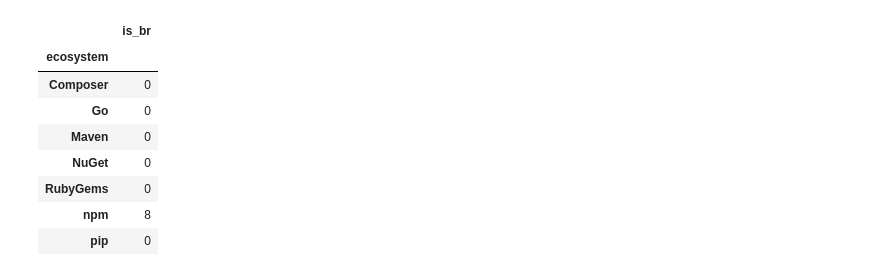
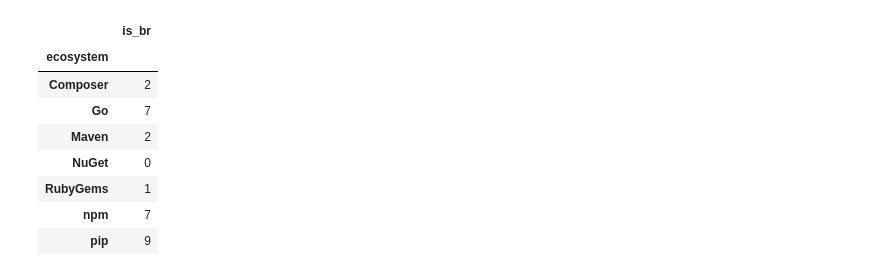
Before and after one commit to nasifimtiazohi/advisory-lifecycle, a Jupyter notebook: data_explore/rq3.ipynb, the cells around one changed output. Drawn from its saved outputs; the diff is of its cells as text; code cells hidden in the pictures.

```diff
--- a/data_explore/rq3.ipynb
+++ b/data_explore/rq3.ipynb
@@ -234,7 +135,8 @@ print(tabulate(df, tablefmt='latex', headers='keys',showindex=False))
 \hline
 \end{tabular}
 # %%
-csv = pd.read_csv('qual.csv')
-csv = csv.rename(columns = {'Is there a documentation source?': 'is_doc','is the fix mentioned?':'is_fix', 'is there unrelated change mentioned?': 'is_uc', 'is breaking change mentioned?':'is_br' , 'main source' :'doc_source', 'How is the fix mentioned? (final codes); separated by semicolon':'fix_pattern'})
-csv
+csv = pd.read_csv('process-frozen-aniqa.csv')
+csv = csv.rename(columns = {'Is there a documentation source?': 'is_doc','is the fix mentioned?':'is_fix', 'is there unrelated change mentioned?': 'is_uc', 'is breaking change mentioned?':'is_br' , 'main source' :'doc_source', 'How is the fix mentioned? (final codes); separated by semicolon':'fix_pattern',
+'how the breaking change is mentioned? (final codes); separated by semicolon':'breaking_pattern'})
+len(csv)
 # %% [output]
@@ -254,6 +146,10 @@ csv
 # %%
 doc = csv
 doc['is_doc'] = doc['is_doc'].mask(doc['is_doc'].ne('Y'))
+temp_count = doc['is_doc'].count()
+temp_rate = round(temp_count/total[4]*100,1)
+temp = str(temp_count) + ' (' + str(temp_rate) + '%)'
+total.append(temp)
 doc = doc.groupby('ecosystem')[['is_doc']].count()
-doc
+doc,
 # %% [output]
@@ -269,6 +165,10 @@ doc
 # %%
 fix = csv
 fix['is_fix'] = fix['is_fix'].mask(fix['is_fix'].ne('Y'))
+temp_count = fix['is_fix'].count()
+temp_rate = round(temp_count/total[4]*100,1)
+temp = str(temp_count) + ' (' + str(temp_rate) + '%)'
+total.append(temp)
 fix = fix.groupby('ecosystem')[['is_fix']].count()
 fix
 # %% [output]
@@ -284,6 +184,10 @@ fix
 # %%
 uc = csv
 uc['is_uc'] = uc['is_uc'].mask(uc['is_uc'].ne('Y'))
+temp_count = uc['is_uc'].count()
+temp_rate = round(temp_count/total[4]*100,1)
+temp = str(temp_count) + ' (' + str(temp_rate) + '%)'
+total.append(temp)
 uc = uc.groupby('ecosystem')[['is_uc']].count()
 uc
 # %% [output]
@@ -299,18 +203,22 @@ uc
 # %%
 br = csv
 br['is_br'] = br['is_br'].mask(br['is_br'].ne('Y'))
+temp_count =br['is_br'].count()
+temp_rate = round(temp_count/total[4]*100,1)
+temp = str(temp_count) + ' (' + str(temp_rate) + '%)'
+total.append(temp)
 br = br.groupby('ecosystem')[['is_br']].count()
 br
 # %% [output]
 |  | is_br |
 | ecosystem |  |
-| Composer | 0 |
-| Go | 0 |
-| Maven | 0 |
+| Composer | 2 |
+| Go | 7 |
+| Maven | 2 |
 | NuGet | 0 |
-| RubyGems | 0 |
-| npm | 8 |
-| pip | 0 |
+| RubyGems | 1 |
+| npm | 7 |
+| pip | 9 |
 # %%
 df=reduce(lambda x,y : pd.merge(x,y,on='ecosystem'),[df, doc, fix, uc, br])
 df
```
Also changed, not shown: parts of 25 cells of this notebook, 8 other files.
